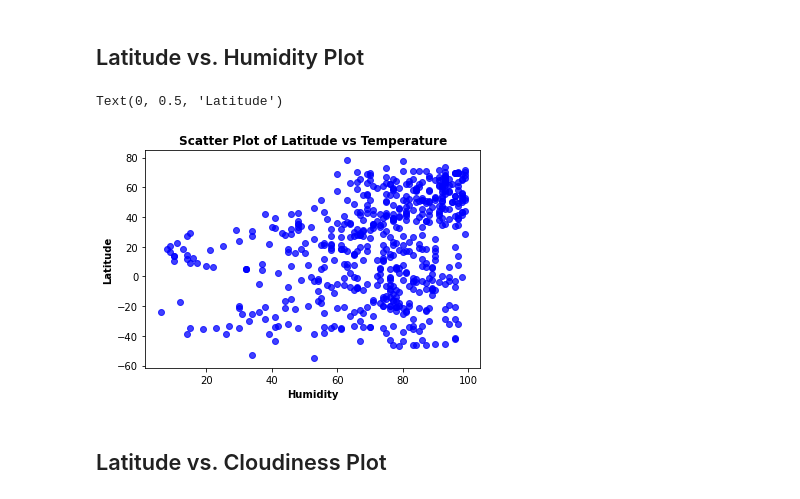
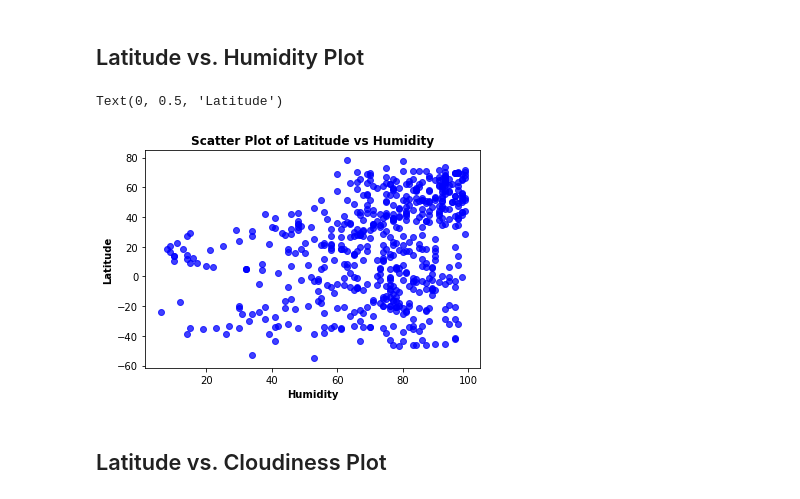
Before and after one commit to johnsilb/Evaluation-of-global-weather-using-API-to-download-simultaneous-weather-data, a Jupyter notebook: WeatherPy.ipynb, the cells around one changed output. Cells and saved outputs as stored; diff of their text form; code cells hidden in the pictures.

```diff
--- a/WeatherPy.ipynb
+++ b/WeatherPy.ipynb
@@ -190,14 +193,14 @@ Text(0, 0.5, 'Latitude')
 # %%
 plt.scatter(final_city_weather_df["Humidity"], final_city_weather_df["Lat"], marker="o", facecolors="blue", edgecolors="blue",
             alpha=0.75)
 #plt.xlim(10,600)
-plt.title('Scatter Plot of Latitude vs Temperature', weight='bold', color="black")
+plt.title('Scatter Plot of Latitude vs Humidity', weight='bold', color="black")
 plt.xlabel('Humidity', weight='bold', color="black")
 
 plt.ylabel("Latitude", weight='bold', color="black")
 #plt.tick_params(axis='x', colors="#1DB954", labelsize=12)
 #plt.tick_params(axis='y', colors="#1DB954", labelsize=6)
 #plt.savefig('temp.png', transparent=True, dpi=500)
 # %% [output]
 Text(0, 0.5, 'Latitude')
-[figure, old version]
+[figure, new version]
```
Also changed, not shown: parts of 13 cells of this notebook.
